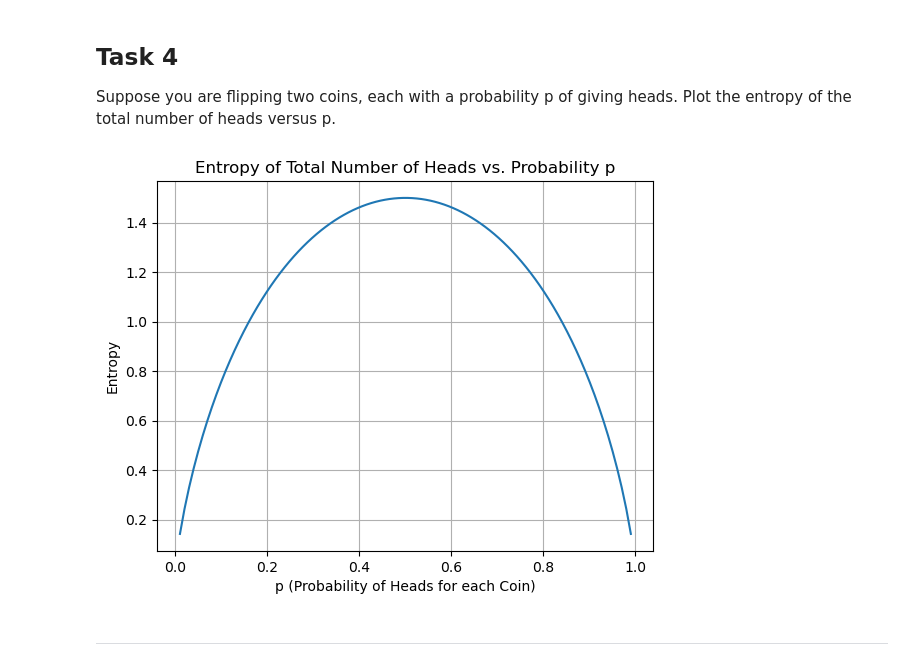
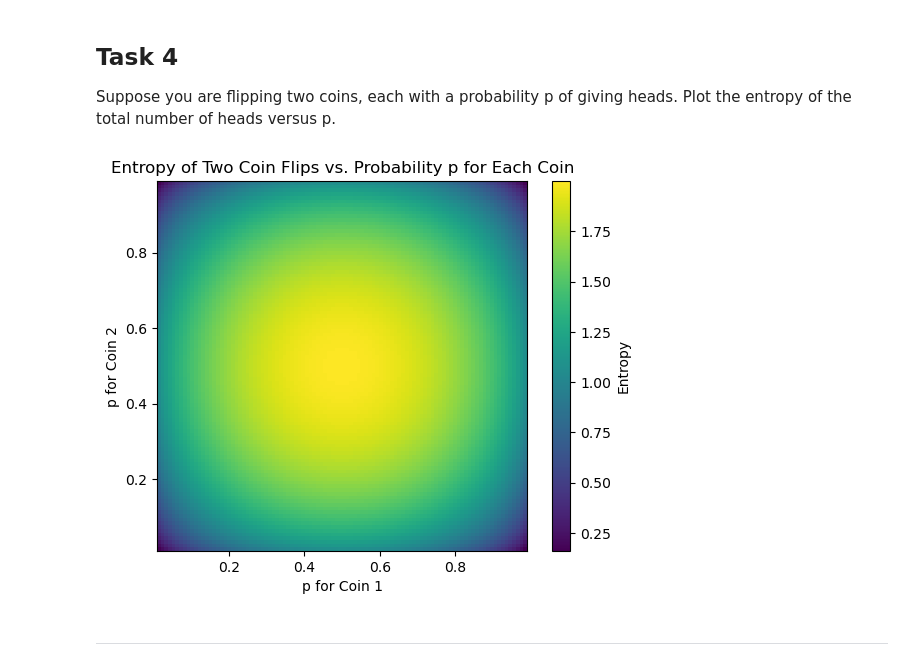
Before and after one commit to AnaFMello/fundamental_data_analysis_2023, a Jupyter notebook: tasks.ipynb, the cells around one changed output. Saved outputs shown, nothing was run; the diff lists cells and outputs as text; code cells hidden in the pictures.

```diff
--- a/tasks.ipynb
+++ b/tasks.ipynb
@@ -164,38 +164,44 @@ Suppose you are flipping two coins, each with a probability p of giving heads. P
 # %%
 import matplotlib.pyplot as plt
 import numpy as np
 
-def entropy(p):
+def entropy(p1, p2):
     # Probability distribution for total number of heads
-    p0 = (1 - p)**2
-    p1 = 2 * p * (1 - p)
-    p2 = p**2
+    p00 = (1 - p1) * (1 - p2)
+    p01 = (1 - p1) * p2
+    p10 = p1 * (1 - p2)
+    p11 = p1 * p2
 
-    # Avoid log(0) by setting it to 0
-    p0 = 1e-10 if p0 == 0 else p0
-    p1 = 1e-10 if p1 == 0 else p1
-    p2 = 1e-10 if p2 == 0 else p2
+    # Avoid log(0) by setting it to a small positive value
+    p00 = 1e-10 if p00 == 0 else p00
+    p01 = 1e-10 if p01 == 0 else p01
+    p10 = 1e-10 if p10 == 0 else p10
+    p11 = 1e-10 if p11 == 0 else p11
 
     # Calculate entropy
-    H = - (p0 * np.log2(p0) + p1 * np.log2(p1) + p2 * np.log2(p2))
+    H = - (p00 * np.log2(p00) + p01 * np.log2(p01) + p10 * np.log2(p10) + p11 * np.log2(p11))
 
     return H
 
-# Values of p
+# Values of p for each coin
 p_values = np.linspace(0.01, 0.99, 100)
 
-# Calculate entropy for each p
-entropy_values = [entropy(p) for p in p_values]
+# Calculate entropy for each combination of p1 and p2
+entropy_values = np.zeros((len(p_values), len(p_values)))
+
+for i, p1 in enumerate(p_values):
+    for j, p2 in enumerate(p_values):
+        entropy_values[i, j] = entropy(p1, p2)
 
 # Plotting
-plt.plot(p_values, entropy_values)
-plt.title('Entropy of Total Number of Heads vs. Probability p')
-plt.xlabel('p (Probability of Heads for each Coin)')
-plt.ylabel('Entropy')
-plt.grid(True)
+plt.imshow(entropy_values, extent=(min(p_values), max(p_values), min(p_values), max(p_values)), origin='lower', cmap='viridis')
+plt.colorbar(label='Entropy')
+plt.title('Entropy of Two Coin Flips vs. Probability p for Each Coin')
+plt.xlabel('p for Coin 1')
+plt.ylabel('p for Coin 2')
 plt.show()
 # %% [output]
-[figure, old version]
+[figure, new version]
 # %% [markdown]
 ***
 # %% [markdown]
```
Also changed, not shown: parts of 1 cell of this notebook.
